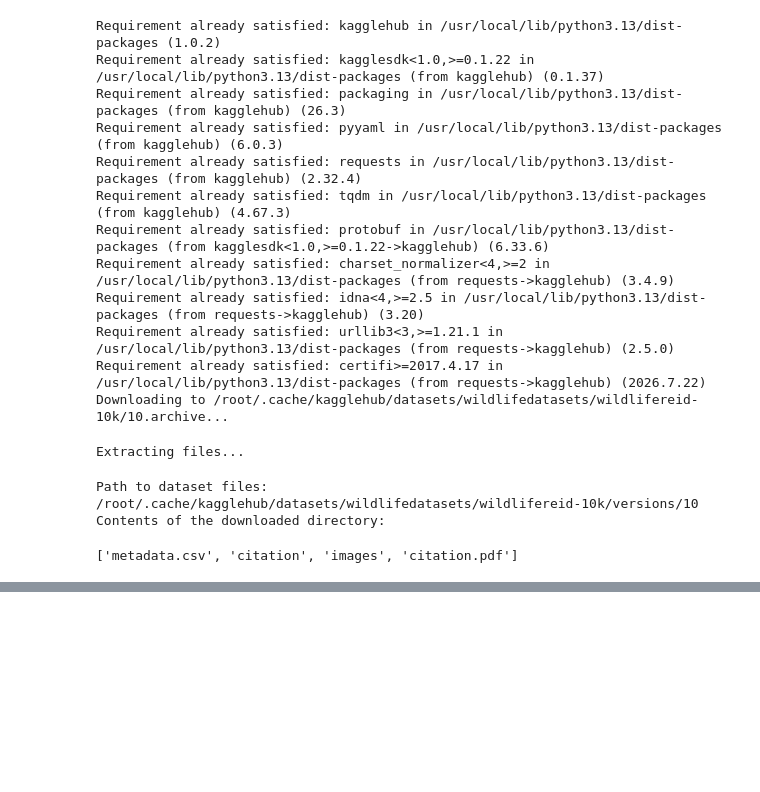
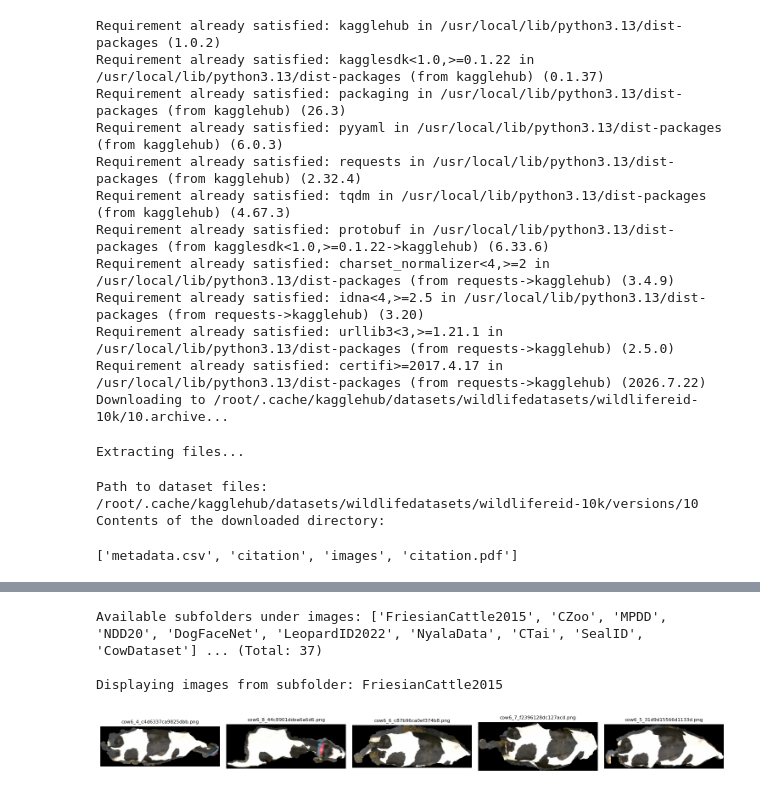
Before and after one commit to danielolafisoye/WildlifeReID-10k-Comparison, a Jupyter notebook: MiewID.ipynb, the cells around one changed output, grey strips where cells are left out. Saved outputs shown, nothing was run; the diff lists cells and outputs as text; code cells hidden in the pictures; blank space fills up the shorter version.

```diff
--- a/MiewID.ipynb
+++ b/MiewID.ipynb
@@ -53,3 +51,22 @@ Extracting files...
 Path to dataset files: /root/.cache/kagglehub/datasets/wildlifedatasets/wildlifereid-10k/versions/10
 Contents of the downloaded directory:
 ['metadata.csv', 'citation', 'images', 'citation.pdf']
+# %%
+import os
+import pandas as pd
+
+# 1. List files in the downloaded directory to find metadata
+files = os.listdir(path)
+print("Files and folders in dataset:", files)
+
+# 2. Look for CSV files
+csv_files = [f for f in files if f.endswith('.csv')]
+print("Found CSV files:", csv_files)
+
+# 3. Load the primary metadata file if it exists
+for csv_file in csv_files:
+    csv_path = os.path.join(path, csv_file)
+    df = pd.read_csv(csv_path)
+    print(f"\nMetadata Summary for {csv_file}:")
+    print(df.info())
+    display(df.head())
@@ -55,0 +101,51 @@ Contents of the downloaded directory:
+# %%
+import os
+import matplotlib.pyplot as plt
+from PIL import Image
+
+# 1. Locate the image directory
+images_dir = os.path.join(path, "images")
+
+if os.path.exists(images_dir):
+    # 2. List subfolders (representing different categories/datasets/species)
+    subfolders = [d for d in os.listdir(images_dir) if os.path.isdir(os.path.join(images_dir, d))]
+    print("Available subfolders under images:", subfolders[:10], f"... (Total: {len(subfolders)})")
+
+    if subfolders:
+        # Let's take the first subfolder
+        selected_subfolder = subfolders[0]
+        selected_dir = os.path.join(images_dir, selected_subfolder)
+        print(f"\nDisplaying images from subfolder: {selected_subfolder}")
+
+        # Find up to 5 image files in this subfolder recursively or directly
+        img_paths = []
+        for root, _, files in os.walk(selected_dir):
+            for file in files:
+                if file.lower().endswith(('.png', '.jpg', '.jpeg')):
+                    img_paths.append(os.path.join(root, file))
+                    if len(img_paths) >= 5:
+                        break
+            if len(img_paths) >= 5:
+                break
+
+        # 3. Plot the images
+        if img_paths:
+            fig, axes = plt.subplots(1, len(img_paths), figsize=(15, 5))
+            if len(img_paths) == 1:
+                axes = [axes]
+            for ax, img_p in zip(axes, img_paths):
+                img = Image.open(img_p)
+                ax.imshow(img)
+                ax.axis('off')
+                ax.set_title(os.path.basename(img_p), fontsize=8)
+            plt.tight_layout()
+            plt.show()
+        else:
+            print("No images found in the selected subfolder.")
+else:
+    print("Images directory not found at:", images_dir)
+# %% [output]
+Available subfolders under images: ['FriesianCattle2015', 'CZoo', 'MPDD', 'NDD20', 'DogFaceNet', 'LeopardID2022', 'NyalaData', 'CTai', 'SealID', 'CowDataset'] ... (Total: 37)
+
+Displaying images from subfolder: FriesianCattle2015
+[figure, added]
```
Also changed, not shown: parts of 3 cells of this notebook.
